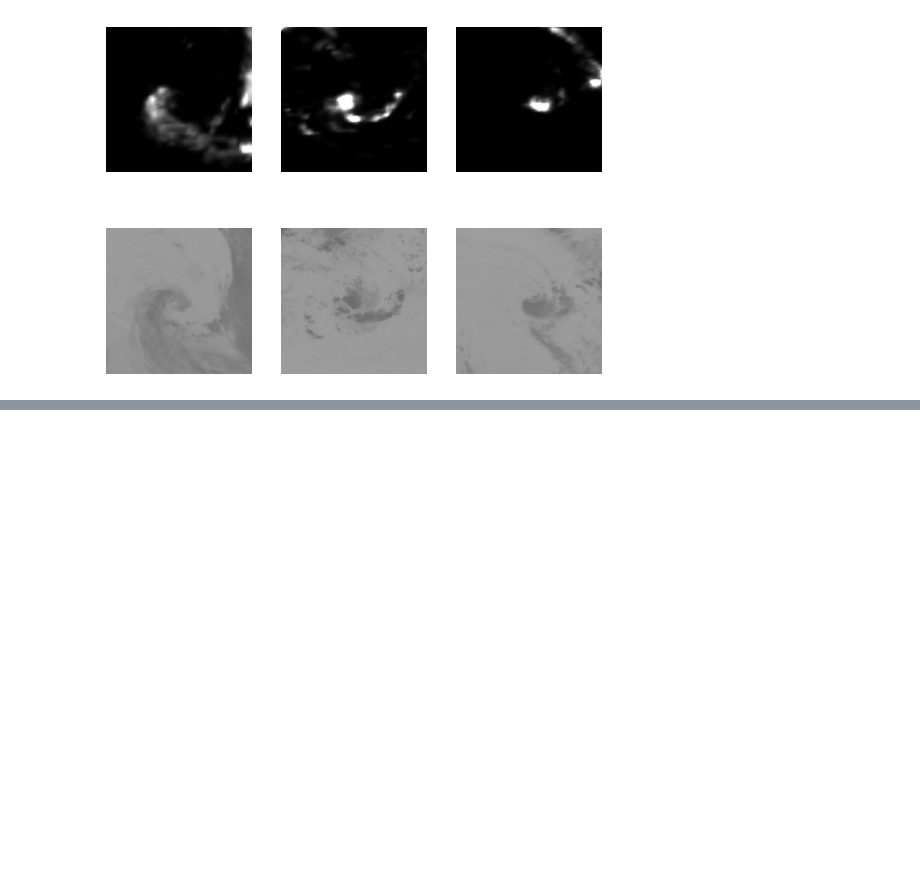
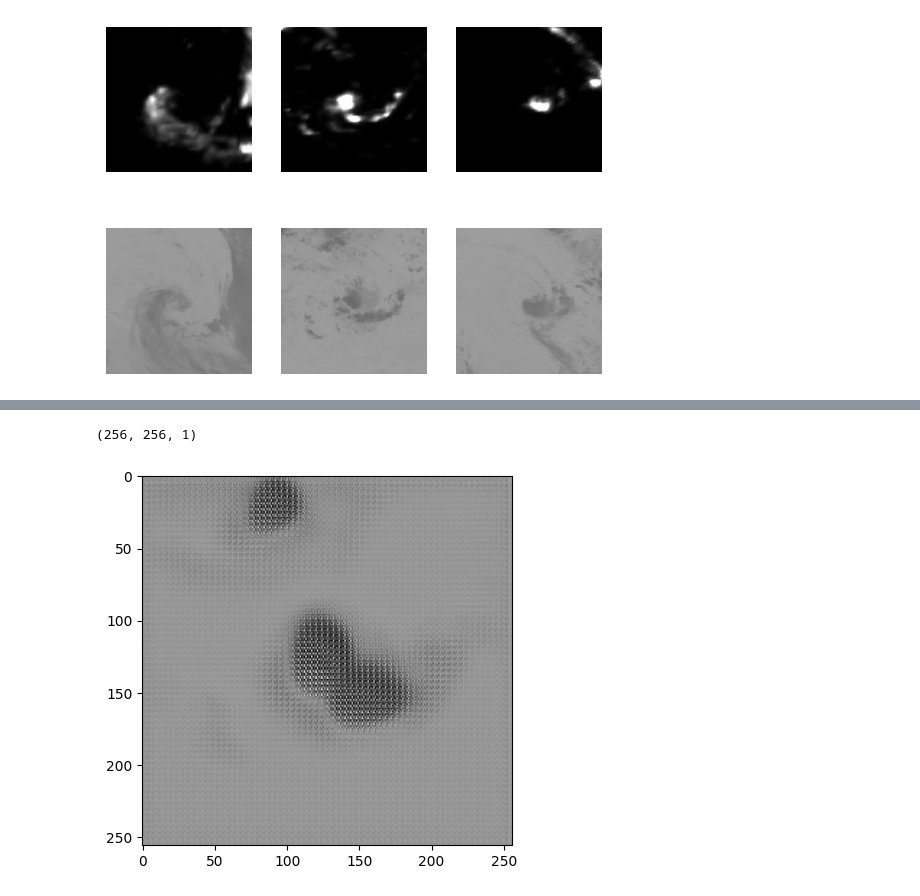
Before and after one commit to kbdharun/mini-project, a Jupyter notebook: test1.ipynb, the cells around one changed output, grey strips where cells are left out. Saved outputs shown, nothing was run; the diff lists cells and outputs as text; code cells hidden in the pictures; blank space fills up the shorter version.

```diff
--- a/test1.ipynb
+++ b/test1.ipynb
@@ -422,0 +546,6 @@ NameError: name 'load_model' is not defined
+# %%
+plt.imshow(A_reconstructed,cmap='gray')
+print(A_reconstructed.shape)
+# %% [output]
+(256, 256, 1)
+[figure, added]
```
Also changed, not shown: parts of 12 cells of this notebook.
